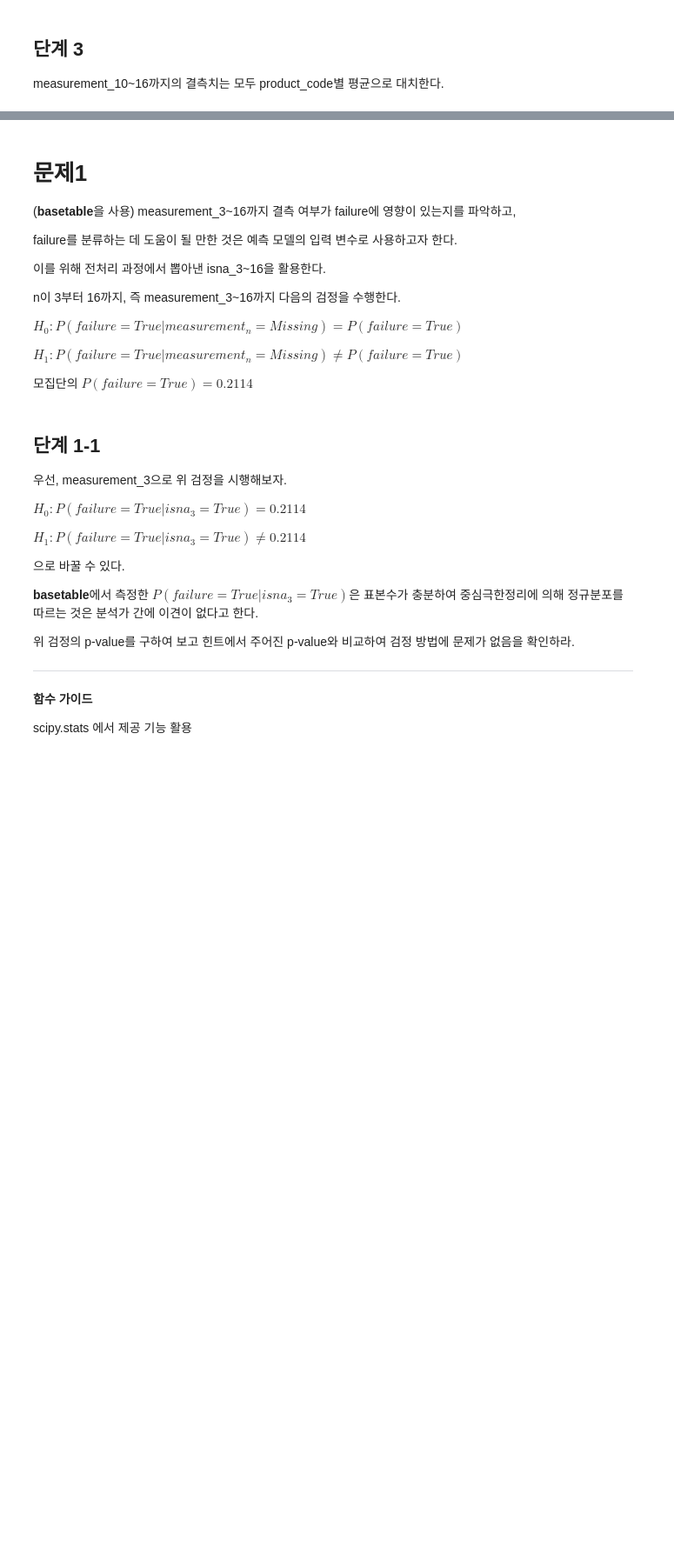
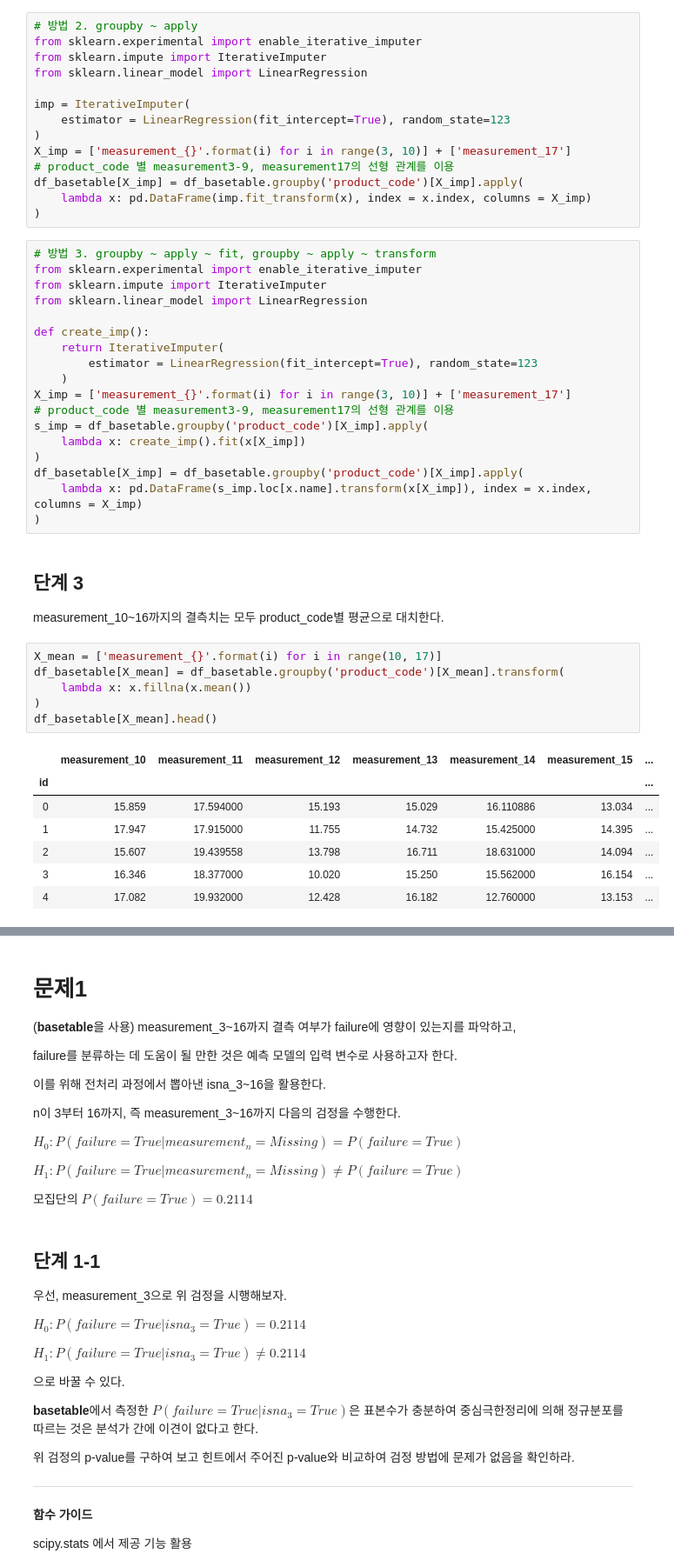
Before and after one commit to sunkusun9/DS_lv3_2609_1, a Jupyter notebook: sec_ds_lv3_prob1_prob.ipynb, the cells around one changed output, grey strips where cells are left out. Shown at 87% size. Drawn from its saved outputs; the diff is of its cells as text; blank space fills up the shorter version.

```diff
--- a/sec_ds_lv3_prob1_prob.ipynb
+++ b/sec_ds_lv3_prob1_prob.ipynb
@@ -238,7 +239,53 @@ X_imp = ['measurement_{}'.format(i) for i in range(3, 10)] + ['measurement_17']
 for i in df_basetable['product_code'].unique():
     s_bidx = df_basetable['product_code'] == i
     df_basetable.loc[s_bidx, X_imp] = imp.fit_transform(df_basetable.loc[s_bidx, X_imp])
+# %%
+# 방법 2. groupby ~ apply
+from sklearn.experimental import enable_iterative_imputer
+from sklearn.impute import IterativeImputer
+from sklearn.linear_model import LinearRegression
+
+imp = IterativeImputer(
+    estimator = LinearRegression(fit_intercept=True), random_state=123
+)
+X_imp = ['measurement_{}'.format(i) for i in range(3, 10)] + ['measurement_17']
+# product_code 별 measurement3-9, measurement17의 선형 관계를 이용
+df_basetable[X_imp] = df_basetable.groupby('product_code')[X_imp].apply(
+    lambda x: pd.DataFrame(imp.fit_transform(x), index = x.index, columns = X_imp)
+)
+# %%
+# 방법 3. groupby ~ apply ~ fit, groupby ~ apply ~ transform
+from sklearn.experimental import enable_iterative_imputer
+from sklearn.impute import IterativeImputer
+from sklearn.linear_model import LinearRegression
+
+def create_imp():
+    return IterativeImputer(
+        estimator = LinearRegression(fit_intercept=True), random_state=123
+    )
+X_imp = ['measurement_{}'.format(i) for i in range(3, 10)] + ['measurement_17']
+# product_code 별 measurement3-9, measurement17의 선형 관계를 이용
+s_imp = df_basetable.groupby('product_code')[X_imp].apply(
+    lambda x: create_imp().fit(x[X_imp])
+)
+df_basetable[X_imp] = df_basetable.groupby('product_code')[X_imp].apply(
+    lambda x: pd.DataFrame(s_imp.loc[x.name].transform(x[X_imp]), index = x.index, columns = X_imp)
+)
 # %% [markdown]
 ## 단계 3
 
 measurement_10~16까지의 결측치는 모두 product_code별 평균으로 대치한다.
+# %%
+X_mean = ['measurement_{}'.format(i) for i in range(10, 17)]
+df_basetable[X_mean] = df_basetable.groupby('product_code')[X_mean].transform(
+    lambda x: x.fillna(x.mean())
+)
+df_basetable[X_mean].head()
+# %% [output]
+|  | measurement_10 | measurement_11 | measurement_12 | measurement_13 | measurement_14 | measurement_15 | ... |
+| id |  |  |  |  |  |  | ... |
+| 0 | 15.859 | 17.594000 | 15.193 | 15.029 | 16.110886 | 13.034 | ... |
+| 1 | 17.947 | 17.915000 | 11.755 | 14.732 | 15.425000 | 14.395 | ... |
+| 2 | 15.607 | 19.439558 | 13.798 | 16.711 | 18.631000 | 14.094 | ... |
+| 3 | 16.346 | 18.377000 | 10.020 | 15.250 | 15.562000 | 16.154 | ... |
+| 4 | 17.082 | 19.932000 | 12.428 | 16.182 | 12.760000 | 13.153 | ... |
```
Also changed, not shown: parts of 21 cells of this notebook.
